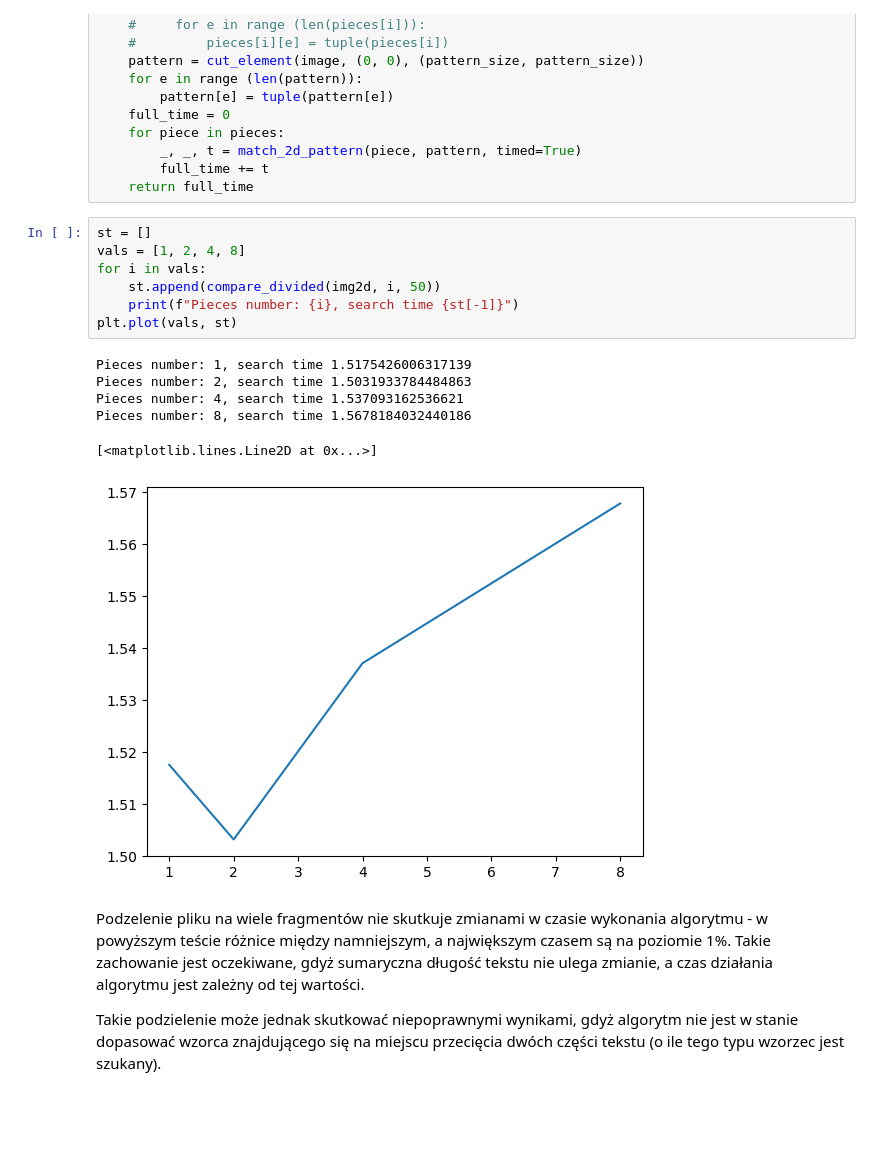
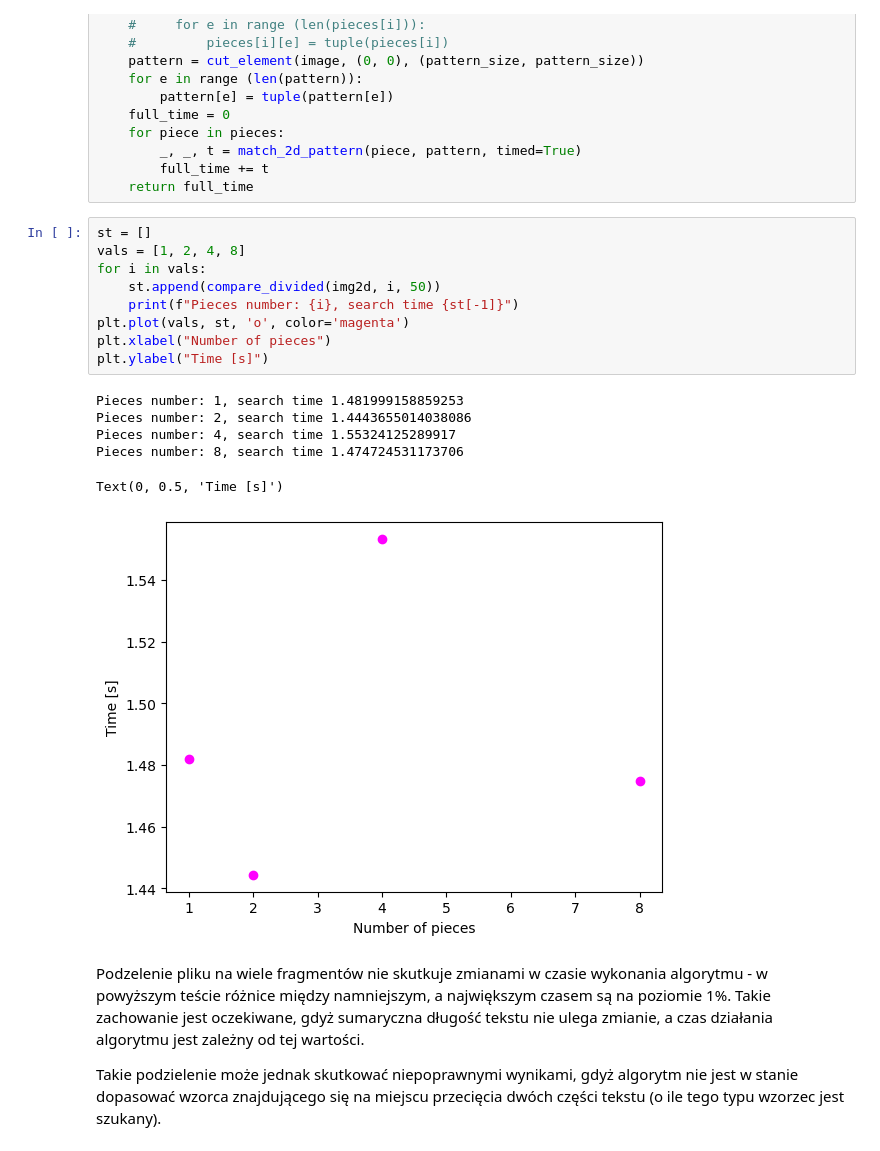
Before and after one commit to dadamczykk/text_algorithms, a Jupyter notebook: lab5/AdamczykDominikLab5.ipynb, the cells around one changed output. Drawn from its saved outputs; the diff is of its cells as text; blank space fills up the shorter version.

```diff
--- a/lab5/AdamczykDominikLab5.ipynb
+++ b/lab5/AdamczykDominikLab5.ipynb
@@ -413,17 +413,19 @@ def compare_divided(image, pieces_no, pattern_size):
 # %%
 st = []
 vals = [1, 2, 4, 8]
 for i in vals:
     st.append(compare_divided(img2d, i, 50))
     print(f"Pieces number: {i}, search time {st[-1]}")
-plt.plot(vals, st)
+plt.plot(vals, st, 'o', color='magenta')
+plt.xlabel("Number of pieces")
+plt.ylabel("Time [s]")
 # %% [output]
-Pieces number: 1, search time 1.5175426006317139
-Pieces number: 2, search time 1.5031933784484863
-Pieces number: 4, search time 1.537093162536621
-Pieces number: 8, search time 1.5678184032440186
+Pieces number: 1, search time 1.481999158859253
+Pieces number: 2, search time 1.4443655014038086
+Pieces number: 4, search time 1.55324125289917
+Pieces number: 8, search time 1.474724531173706
-[<matplotlib.lines.Line2D at 0x...>]
+Text(0, 0.5, 'Time [s]')
-[figure, old version]
+[figure, new version]
 # %% [markdown]
 Podzelenie pliku na wiele fragmentów nie skutkuje zmianami w czasie wykonania algorytmu - w powyższym teście różnice między namniejszym, a największym czasem są na poziomie 1%. Takie zachowanie jest oczekiwane, gdyż sumaryczna długość tekstu nie ulega zmianie, a czas działania algorytmu jest zależny od tej wartości.
 
```
